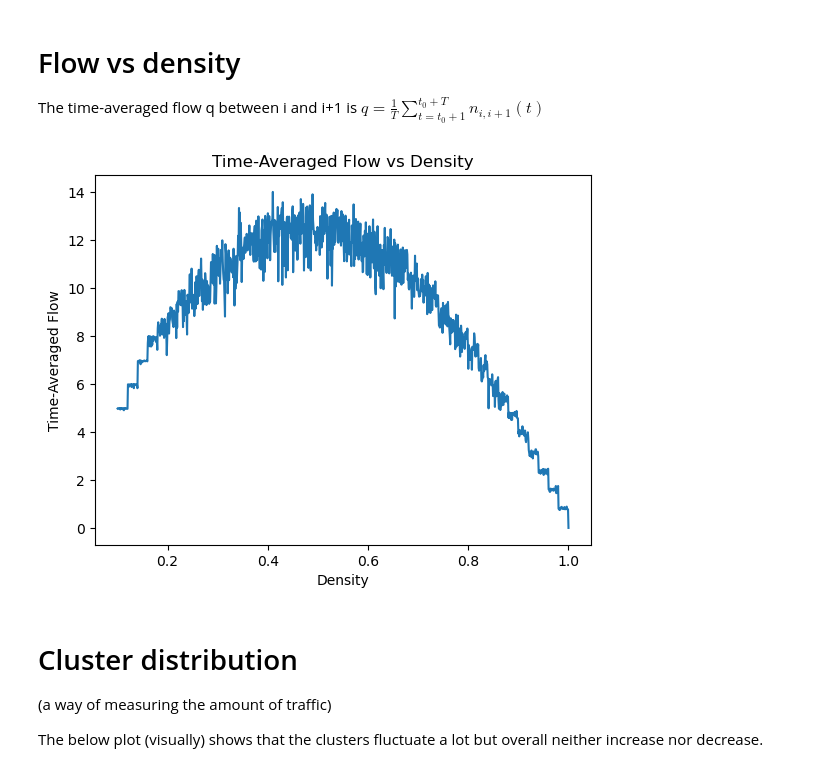
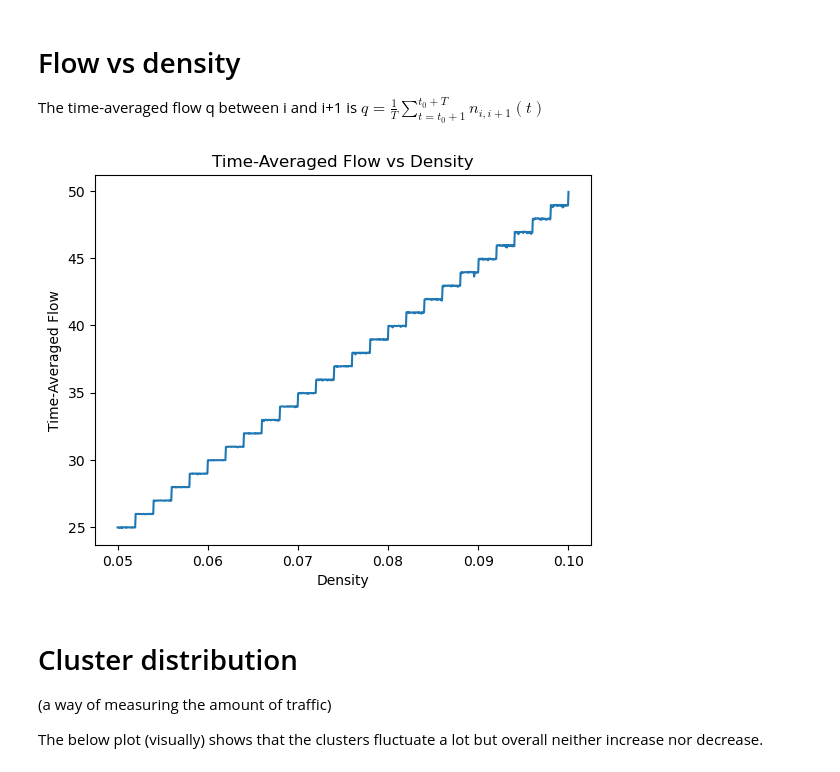
Before and after one commit to SofiaHilma/Traffic_flow_simulation, a Jupyter notebook: traffic_notebook.ipynb, the cells around one changed output. Cells and saved outputs as stored; diff of their text form; code cells hidden in the pictures.

```diff
--- a/traffic_notebook.ipynb
+++ b/traffic_notebook.ipynb
@@ -36,28 +36,28 @@ The time-averaged flow q between i and i+1 is $q = \frac{1}{T}\sum_{t=t_0+1}^{t_
 # %%
 
 # Parameters
-L = 50  # number of cells in row
-t_max = 100  # number of iterations
+L = 500  # number of cells in row
+t_max = 500  # number of iterations
 v_max = 5
 p = 0.2
 N = 10
-densities = np.linspace(0.1, 1.0, 1000)
+densities = np.linspace(0.05, 0.1, 1000)
 
 flow_vs_density = []
 
 for density in densities:
     flow_counts = functions.Nagel_Schreckenberg(L, int(L * density), v_max, p, t_max)[1]
     time_averaged_flow = functions.calculate_time_averaged_flow(flow_counts, t_max)
     flow_vs_density.append(time_averaged_flow)
 
 # Plotting
 plt.plot(densities, flow_vs_density)
 plt.xlabel('Density')
 plt.ylabel('Time-Averaged Flow')
 plt.title('Time-Averaged Flow vs Density')
 plt.show()
 # %% [output]
-[figure, old version]
+[figure, new version]
 # %% [markdown]
 # Cluster distribution
 
```
Also changed, not shown: parts of 2 cells of this notebook, 3 other files.
